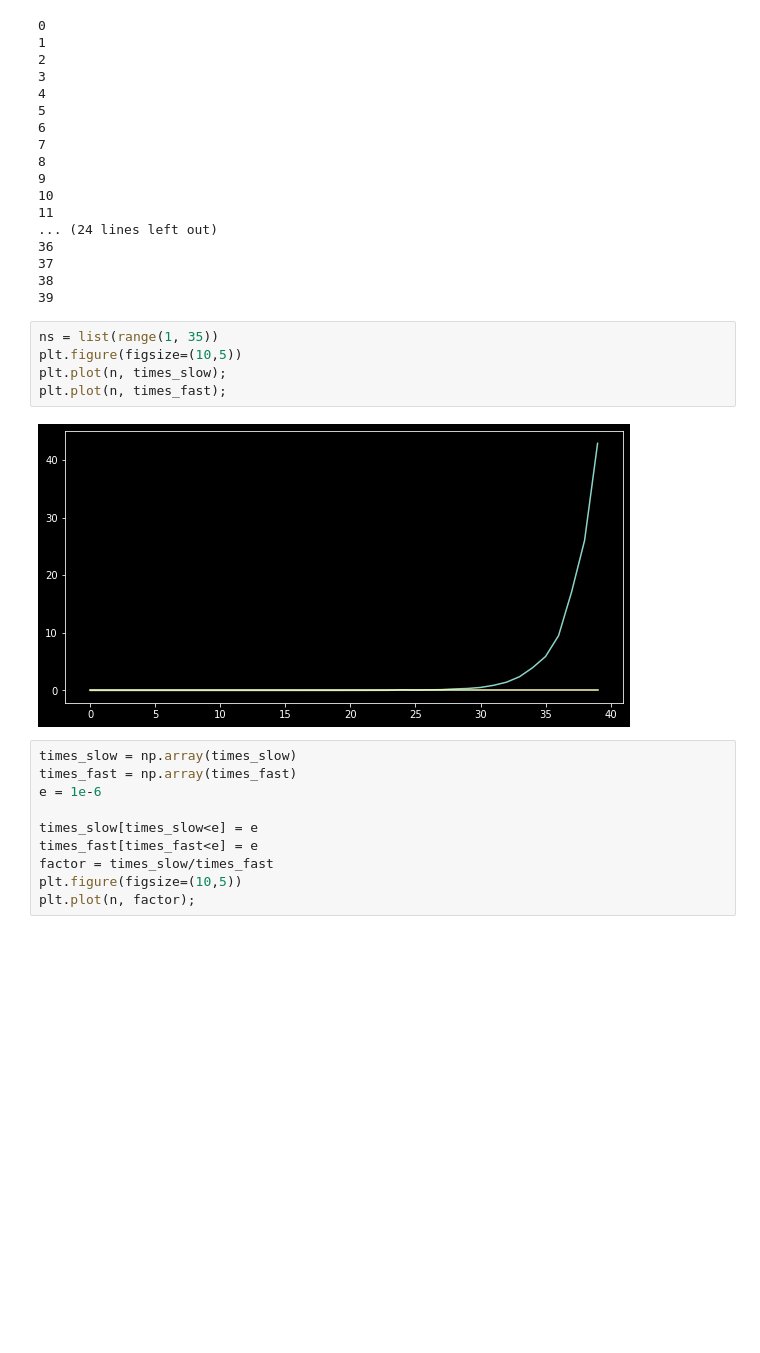
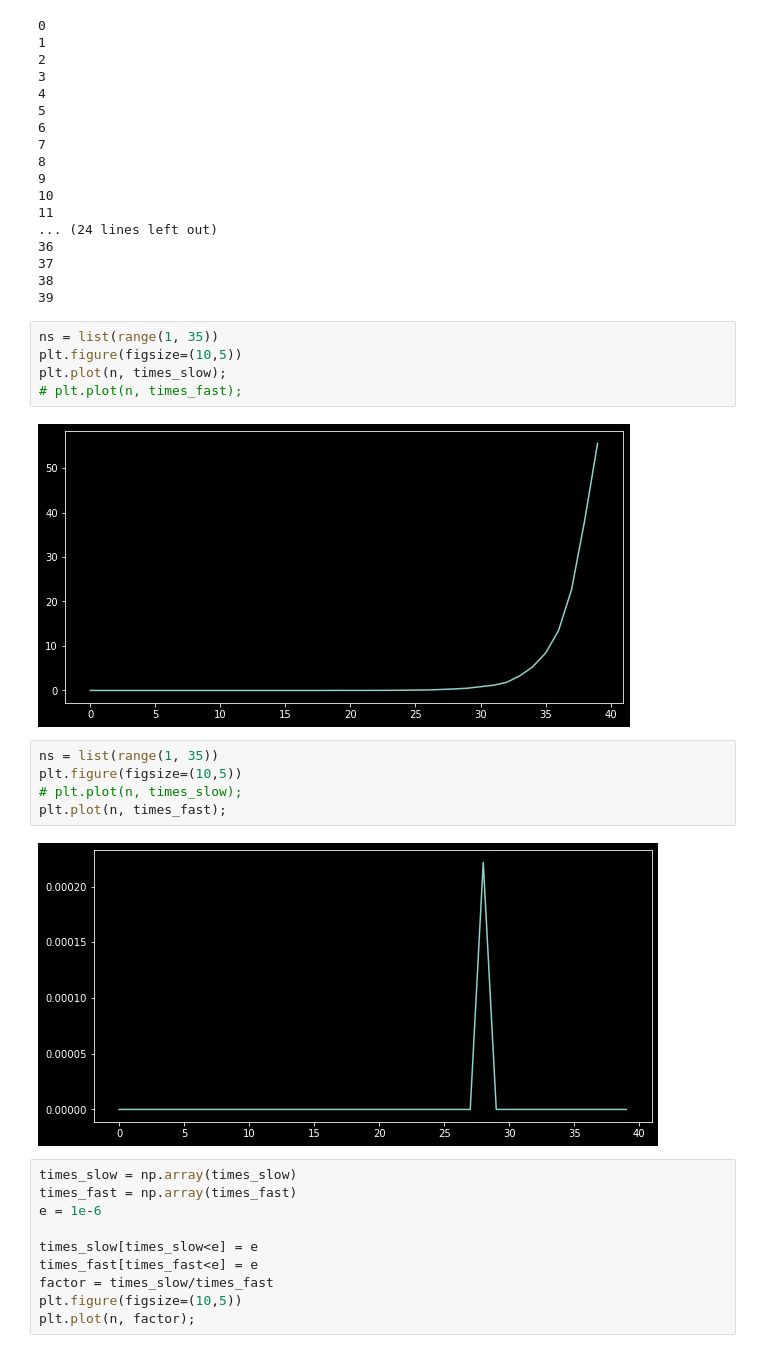
Before and after one commit to Hari31416/summer-2022, a Jupyter notebook: DSA/C1/Starter Codes/week2_algorithmic_warmup/My.ipynb, the cells around one changed output. Cells and saved outputs as stored; diff of their text form; blank space fills up the shorter version.

```diff
--- a/DSA/C1/Starter Codes/week2_algorithmic_warmup/My.ipynb
+++ b/DSA/C1/Starter Codes/week2_algorithmic_warmup/My.ipynb
@@ -109,9 +109,16 @@ for i in n:
 ns = list(range(1, 35))
 plt.figure(figsize=(10,5))
 plt.plot(n, times_slow);
-plt.plot(n, times_fast);
+# plt.plot(n, times_fast);
 # %% [output]
-[figure, old version]
+[figure, new version]
+# %%
+ns = list(range(1, 35))
+plt.figure(figsize=(10,5))
+# plt.plot(n, times_slow);
+plt.plot(n, times_fast);
+# %% [output]
+[figure, added]
 # %%
 times_slow = np.array(times_slow)
 times_fast = np.array(times_fast)
```
Also changed, not shown: parts of 2 cells of this notebook, 28 other files.
